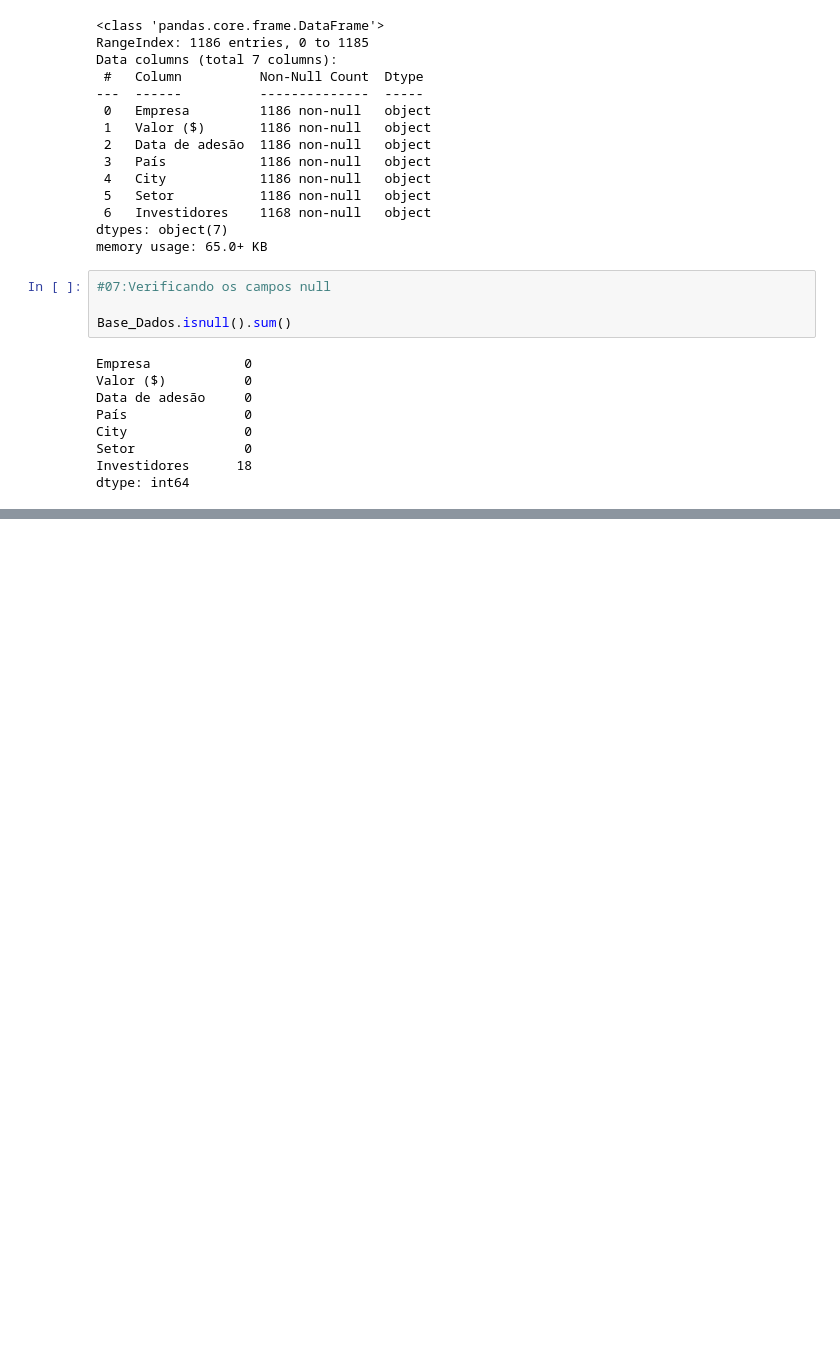
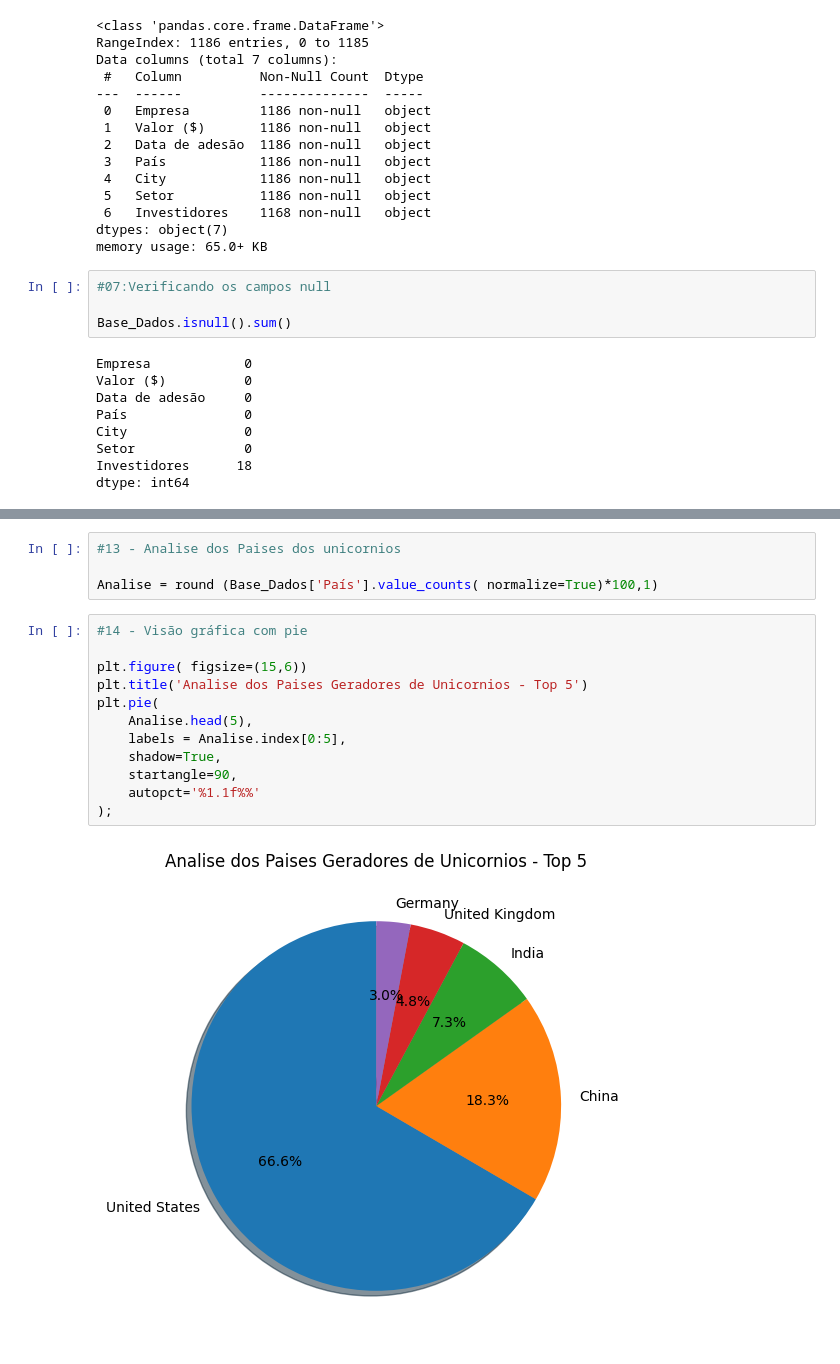
Before and after one commit to gsuelens/Programacao_Python, a Jupyter notebook: Projeto_Startup_Unicórnio.ipynb, the cells around one changed output, grey strips where cells are left out. Drawn from its saved outputs; the diff is of its cells as text; blank space fills up the shorter version.

```diff
--- a/Projeto_Startup_Unicórnio.ipynb
+++ b/Projeto_Startup_Unicórnio.ipynb
@@ -87,0 +196,18 @@ sns.heatmap( Base_Dados.isnull(),cbar=False);
+# %%
+#13 - Analise dos Paises dos unicornios
+
+Analise = round (Base_Dados['País'].value_counts( normalize=True)*100,1)
+# %%
+#14 - Visão gráfica com pie
+
+plt.figure( figsize=(15,6))
+plt.title('Analise dos Paises Geradores de Unicornios - Top 5')
+plt.pie(
+    Analise.head(5),
+    labels = Analise.index[0:5],
+    shadow=True,
+    startangle=90,
+    autopct='%1.1f%%'
+);
+# %% [output]
+[figure, added]
```
Also changed, not shown: parts of 29 cells of this notebook.
